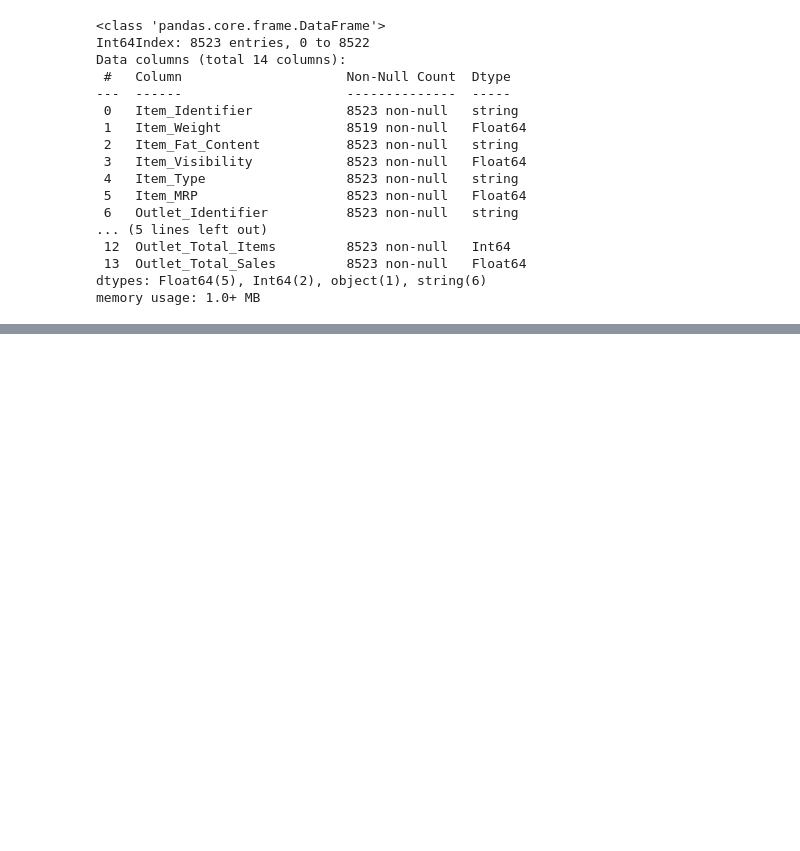
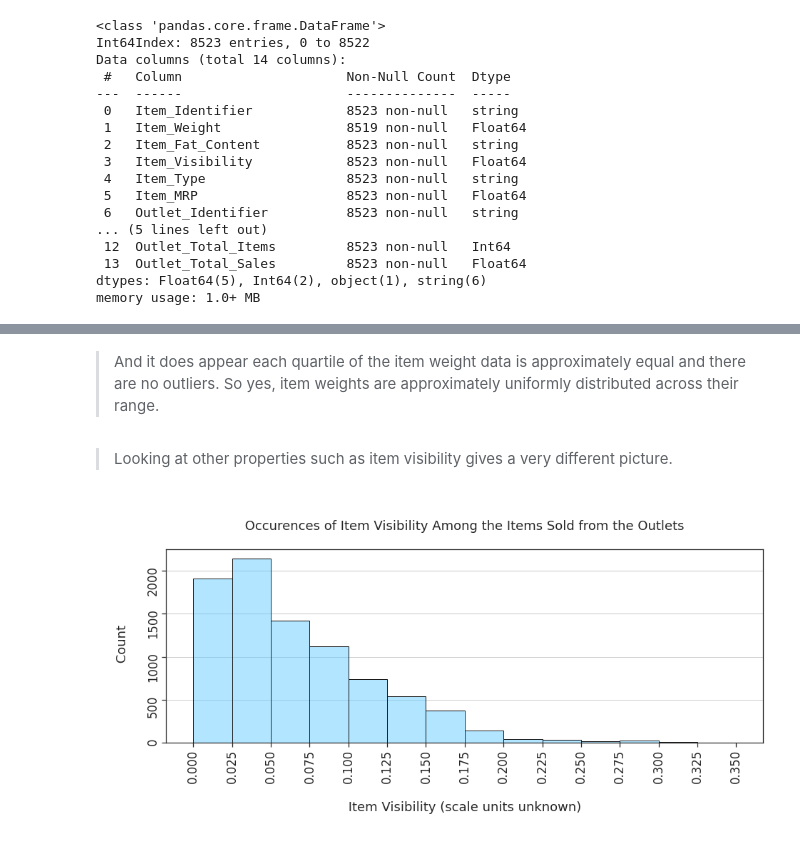
Before and after one commit to bngrossmann/food-sales-predictions, a Jupyter notebook: food_sales_predition.ipynb, the cells around one changed output, grey strips where cells are left out. Drawn from its saved outputs; the diff is of its cells as text; code cells hidden in the pictures; blank space fills up the shorter version.

```diff
--- a/food_sales_predition.ipynb
+++ b/food_sales_predition.ipynb
@@ -501,0 +468,15 @@ heat_ax.set(title="Heatmap Correlating the Data ");
+# %% [markdown]
+>And it does appear each quartile of the item weight data is approximately equal and there are no outliers. So yes, item weights are approximately uniformly distributed across their range.
+# %% [markdown]
+>Looking at other properties such as item visibility gives a very different picture.
+# %%
+plt.figure(figsize=(15,5))
+plt.xticks(np.arange(0, 0.375, 0.025));
+#plt.xlim(0,25);
+sns.set(font_scale=1.5,style="white")
+item_weight_ax = sns.histplot(data=df_sales,x="Item_Visibility",binwidth=0.025,binrange=(0,0.35),element="bars",color="#6cf", edgecolor="k",alpha=0.5)
+item_weight_ax.set(title = "\n Occurences of Item Visibility Among the Items Sold from the Outlets \n" ,xlabel ='\n Item Visibility (scale units unknown) \n',ylabel ='\n Count\n');
+item_weight_ax.yaxis.grid(True);
+item_weight_ax.tick_params(bottom=True, left=True,rotation=90)
+# %% [output]
+[figure, added]
```
Also changed, not shown: parts of 77 cells of this notebook.
